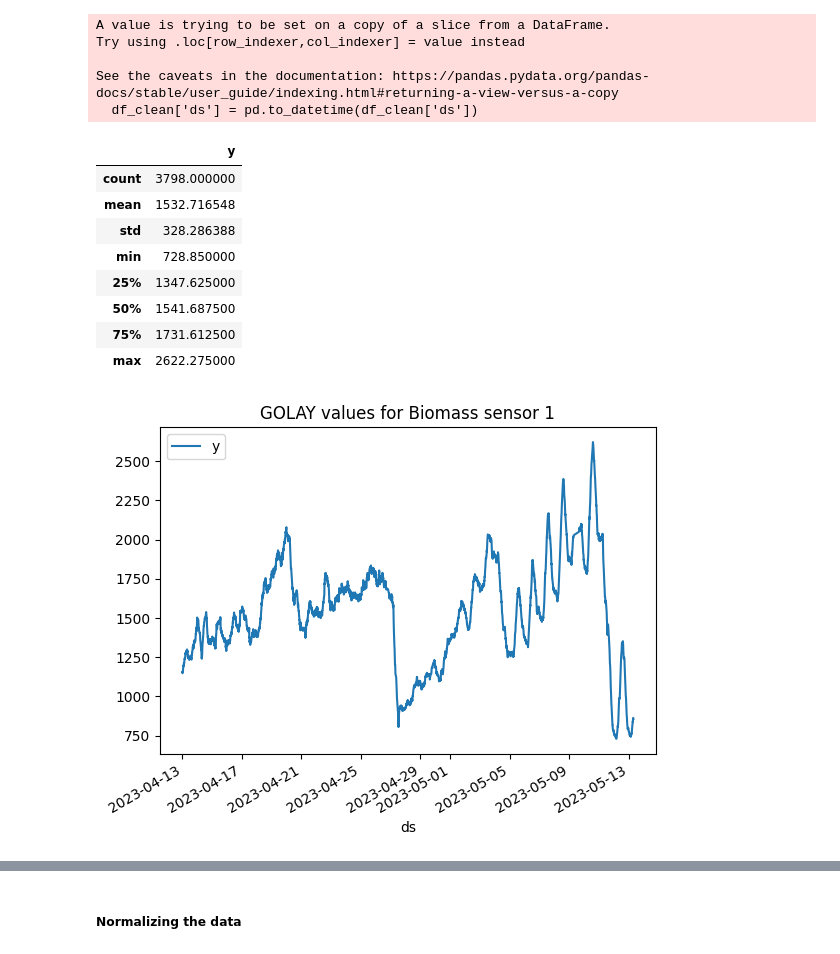
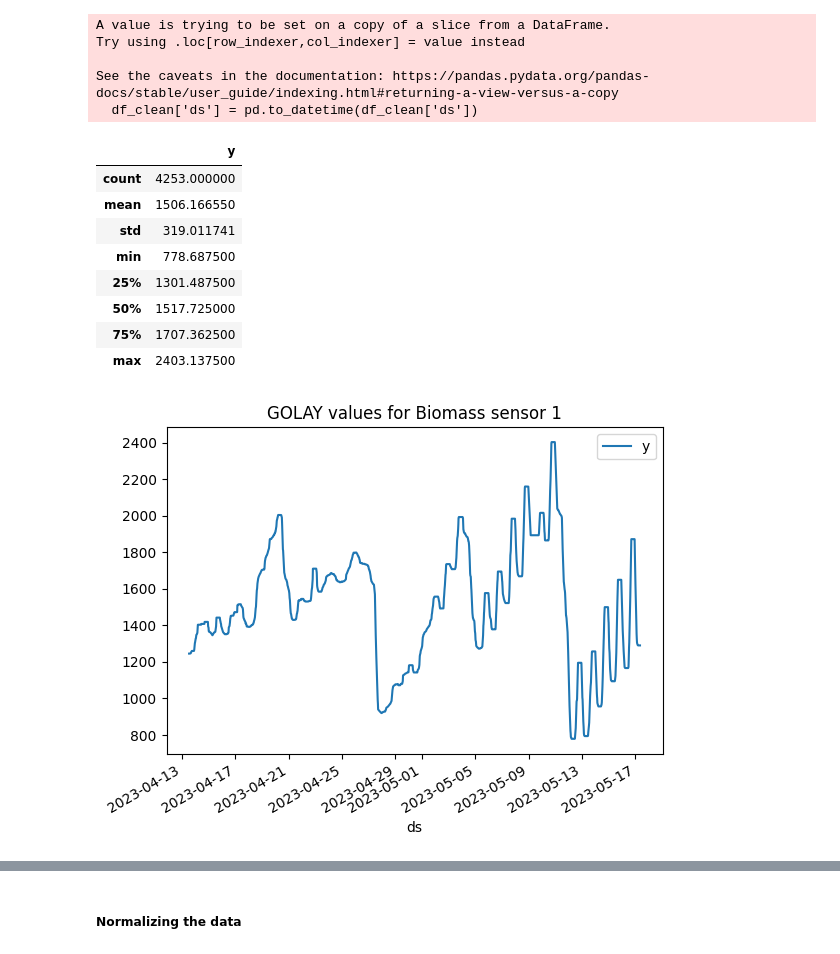
Before and after one commit to wFairmanOlin/Biomass, a Jupyter notebook: TF_lite_prediction_model.ipynb, the cells around one changed output, grey strips where cells are left out. Cells and saved outputs as stored; diff of their text form; code cells hidden in the pictures.

```diff
--- a/TF_lite_prediction_model.ipynb
+++ b/TF_lite_prediction_model.ipynb
@@ -314,22 +315,24 @@ Try using .loc[row_indexer,col_indexer] = value instead
 
 See the caveats in the documentation: https://pandas.pydata.org/pandas-docs/stable/user_guide/indexing.html#returning-a-view-versus-a-copy
   df_clean['ds'] = pd.to_datetime(df_clean['ds'])
+# %%
+df_true = df_clean.rolling(window=66).median()
 # %%
-df_clean.describe()
+df_true.describe()
 # %% [output]
 |  | y |
-| count | 3798.000000 |
-| mean | 1532.716548 |
-| std | 328.286388 |
-| min | 728.850000 |
-| 25% | 1347.625000 |
-| 50% | 1541.687500 |
-| 75% | 1731.612500 |
-| max | 2622.275000 |
+| count | 4253.000000 |
+| mean | 1506.166550 |
+| std | 319.011741 |
+| min | 778.687500 |
+| 25% | 1301.487500 |
+| 50% | 1517.725000 |
+| 75% | 1707.362500 |
+| max | 2403.137500 |
 # %%
-df_clean.plot()
+df_true.plot()
 plt.title("GOLAY values for Biomass sensor 1")
 plt.show()
 # %% [output]
-[figure, old version]
+[figure, new version]
 # %% [markdown]
```
Also changed, not shown: parts of 13 cells of this notebook.
